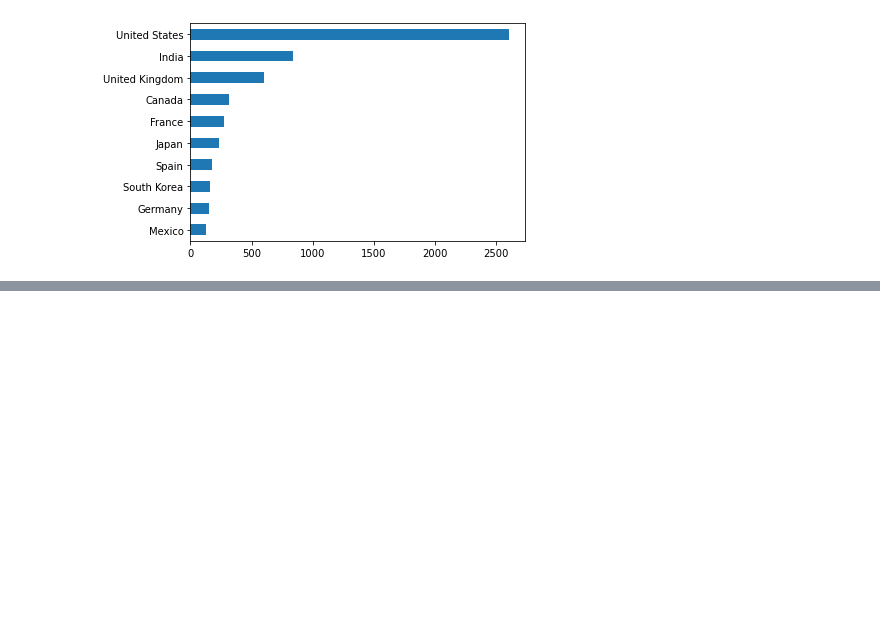
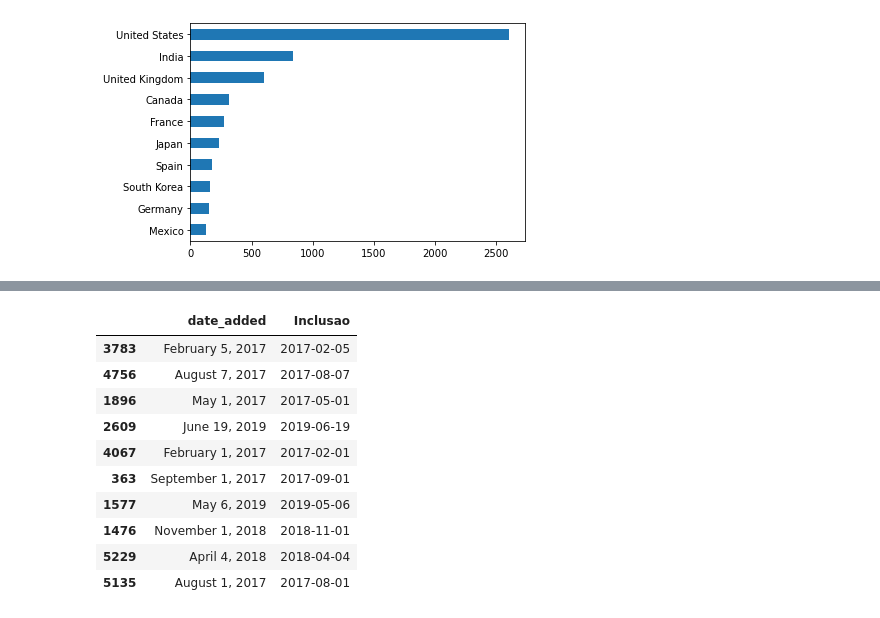
Before and after one commit to betoaugusto/Estudos, a Jupyter notebook: pandas.ipynb, the cells around one changed output, grey strips where cells are left out. Saved outputs shown, nothing was run; the diff lists cells and outputs as text; code cells hidden in the pictures; blank space fills up the shorter version.

```diff
--- a/pandas.ipynb
+++ b/pandas.ipynb
@@ -131,0 +200,16 @@ Total de filmes    : 6234
+# %%
+# pegar 10 registros aleatoriamente
+# Se eu pegar o head pode vir só as mesmas datas
+df[['date_added', 'Inclusao']].sample(10)
+# %% [output]
+|  | date_added | Inclusao |
+| 3783 | February 5, 2017 | 2017-02-05 |
+| 4756 | August 7, 2017 | 2017-08-07 |
+| 1896 | May 1, 2017 | 2017-05-01 |
+| 2609 | June 19, 2019 | 2019-06-19 |
+| 4067 | February 1, 2017 | 2017-02-01 |
+| 363 | September 1, 2017 | 2017-09-01 |
+| 1577 | May 6, 2019 | 2019-05-06 |
+| 1476 | November 1, 2018 | 2018-11-01 |
+| 5229 | April 4, 2018 | 2018-04-04 |
+| 5135 | August 1, 2017 | 2017-08-01 |
```
Also changed, not shown: parts of 14 cells of this notebook.
